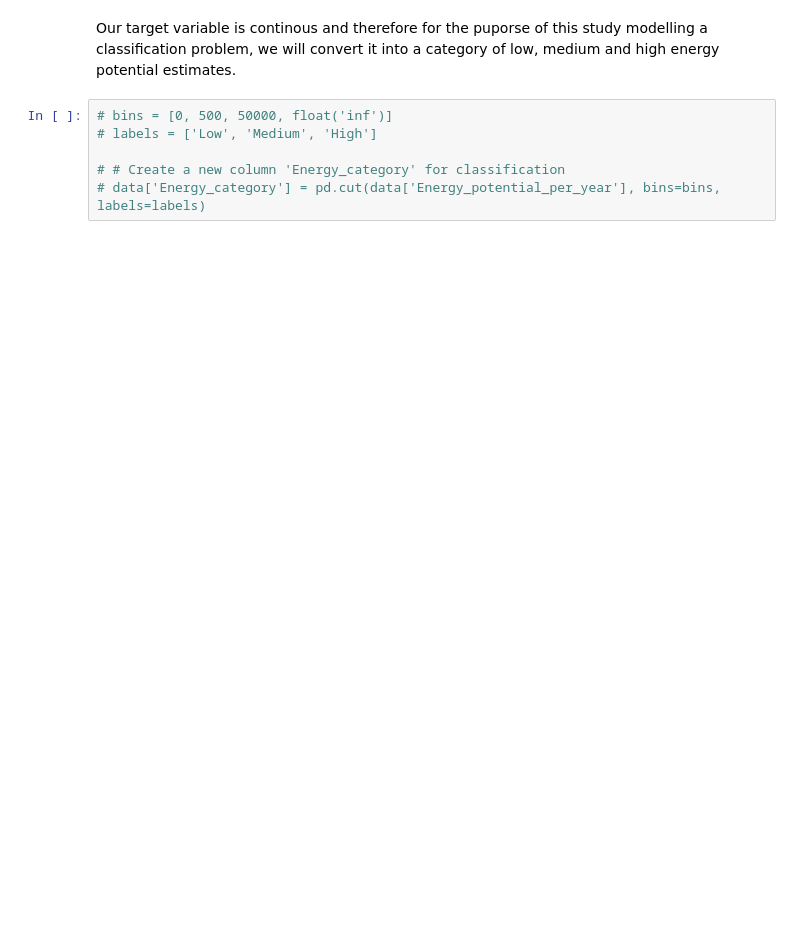
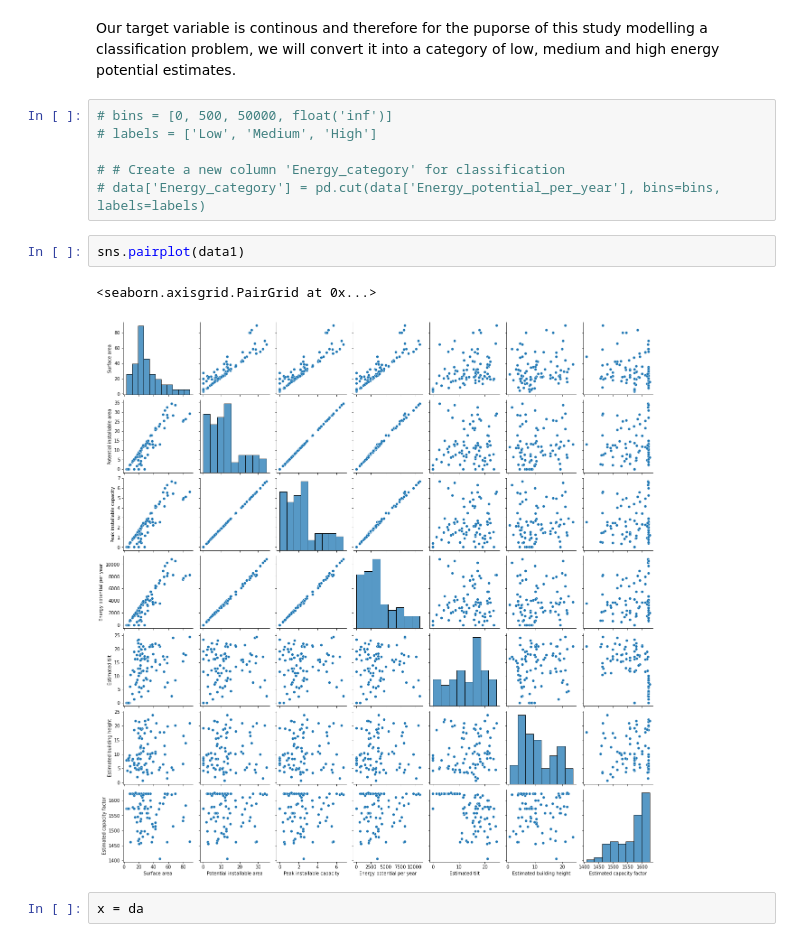
Before and after one commit to James-Kosgei/Phase3..Prjct88, a Jupyter notebook: index.ipynb, the cells around one changed output. Cells and saved outputs as stored; diff of their text form; blank space fills up the shorter version.

```diff
--- a/index.ipynb
+++ b/index.ipynb
@@ -213,3 +270,10 @@ Our target variable is continous and therefore for the puporse of this study mod
 
 # # Create a new column 'Energy_category' for classification
 # data['Energy_category'] = pd.cut(data['Energy_potential_per_year'], bins=bins, labels=labels)
+# %%
+sns.pairplot(data1)
+# %% [output]
+<seaborn.axisgrid.PairGrid at 0x...>
+[figure, added]
+# %%
+x = da
```
Also changed, not shown: parts of 26 cells of this notebook.
